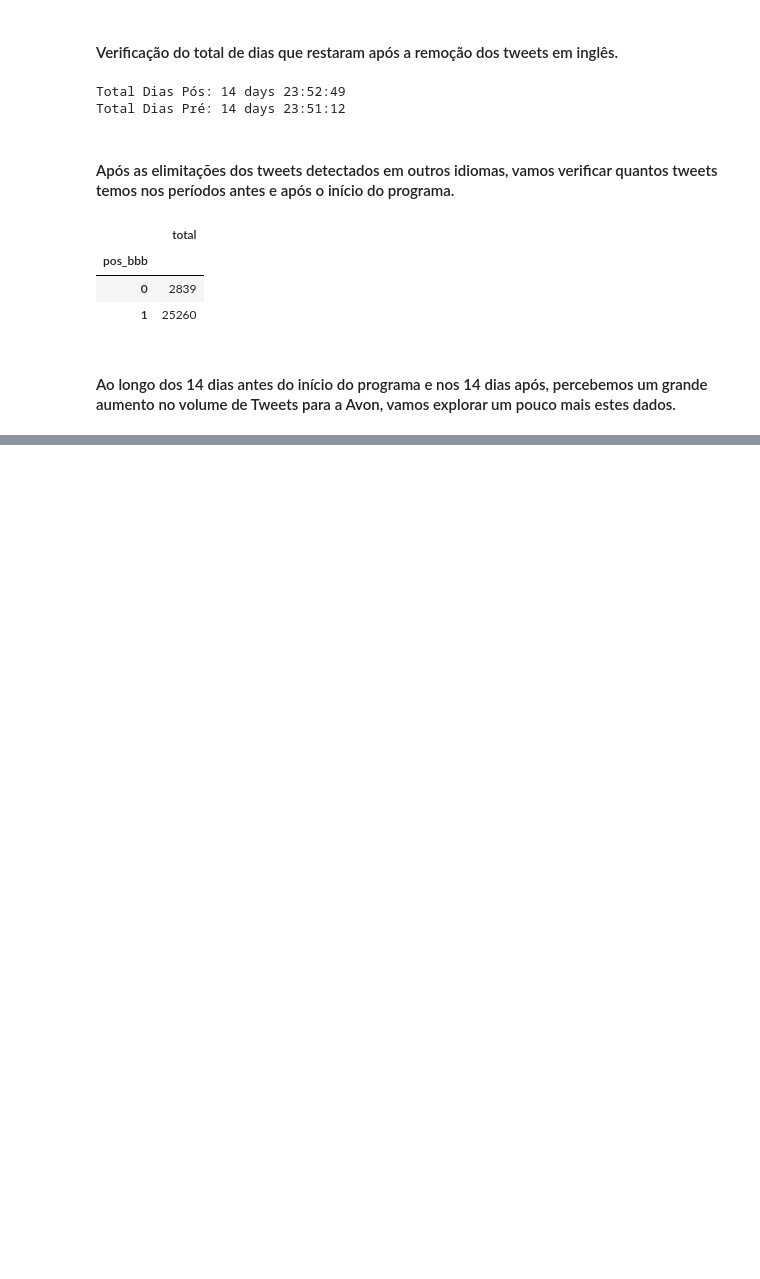
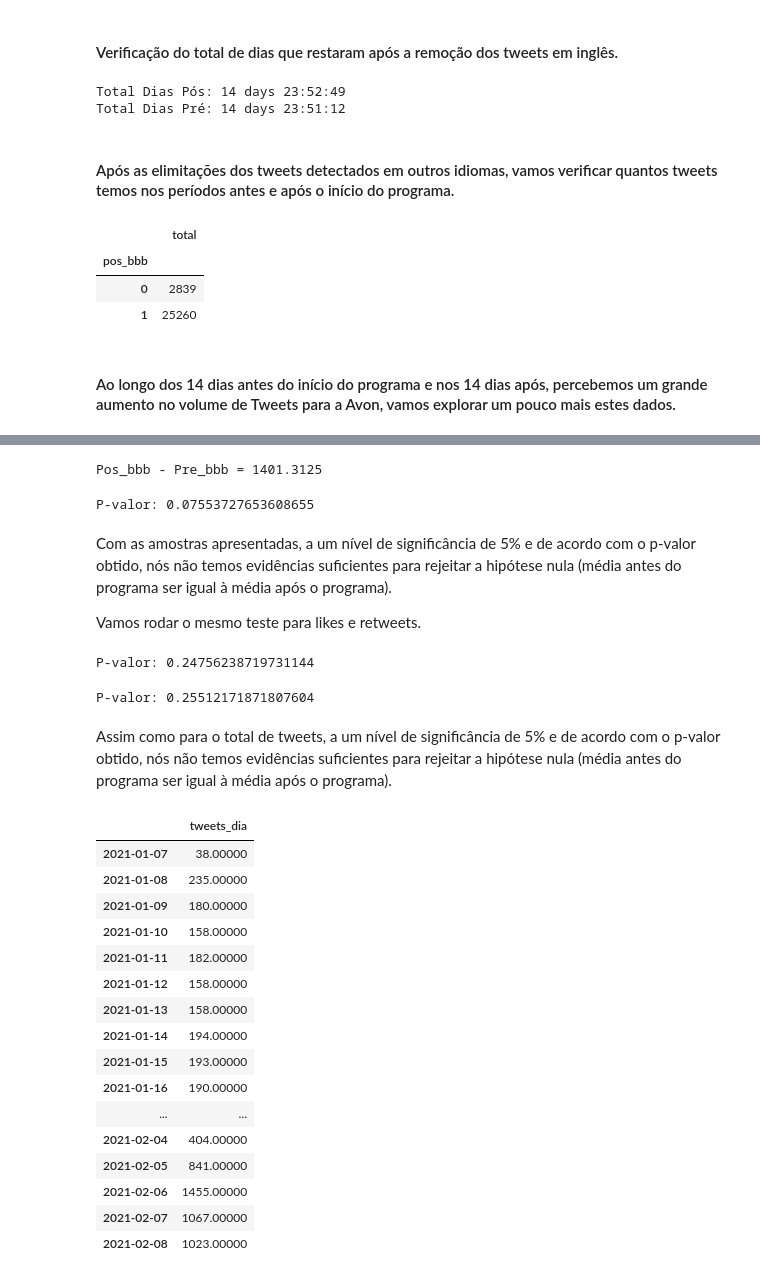
Before and after one commit to tiagofer/comportamento_marcas_bbb, a Jupyter notebook: extract_twiiter.ipynb, the cells around one changed output, grey strips where cells are left out. Drawn from its saved outputs; the diff is of its cells as text; code cells hidden in the pictures; blank space fills up the shorter version.

```diff
--- a/extract_twiiter.ipynb
+++ b/extract_twiiter.ipynb
@@ -302,0 +414,7 @@ fig.add_annotation(
+# %%
+#vamos avaliar a diferença simples entre médias
+pre_bbb_m = tweets_day.query("treatment == 0")['tweets_dia'].mean()
+pos_bbb_m = tweets_day.query("treatment == 1")['tweets_dia'].mean()
+print(f"Pos_bbb - Pre_bbb = {pos_bbb_m - pre_bbb_m}")
+# %% [output]
+Pos_bbb - Pre_bbb = 1401.3125
@@ -302,0 +424,23 @@ fig.add_annotation(
+# %%
+print(f"P-valor: {sct.ttest_ind(pos_bbb,pre_bbb,equal_var=False).pvalue}")
+# %% [output]
+P-valor: 0.07553727653608655
+# %% [markdown]
+Com as amostras apresentadas, a um nível de significância de 5% e de acordo com o p-valor obtido, nós não temos evidências suficientes para rejeitar a hipótese nula (média antes do programa ser igual à média após o programa).
+
+Vamos rodar o mesmo teste para likes e retweets.
+# %%
+#retweets
+pre_bbb_rt = rt_day.query("treatment == 0")['tweets_dia']
+pos_bbb_rt = rt_day.query("treatment == 1")['tweets_dia']
+print(f"P-valor: {sct.ttest_ind(pos_bbb_rt,pre_bbb_rt,equal_var=False).pvalue}")
+# %% [output]
+P-valor: 0.24756238719731144
+# %%
+pre_bbb_lk = lk_day.query("treatment == 0")['tweets_dia']
+pos_bbb_lk = lk_day.query("treatment == 1")['tweets_dia']
+print(f"P-valor: {sct.ttest_ind(pos_bbb_lk,pre_bbb_lk,equal_var=False).pvalue}")
+# %% [output]
+P-valor: 0.25512171871807604
+# %% [markdown]
+Assim como para o total de tweets, a um nível de significância de 5% e de acordo com o p-valor obtido, nós não temos evidências suficientes para rejeitar a hipótese nula (média antes do programa ser igual à média após o programa).
@@ -302,0 +452,20 @@ fig.add_annotation(
+# %%
+lg_tweets
+# %% [output]
+|  | tweets_dia |
+| 2021-01-07 | 38.00000 |
+| 2021-01-08 | 235.00000 |
+| 2021-01-09 | 180.00000 |
+| 2021-01-10 | 158.00000 |
+| 2021-01-11 | 182.00000 |
+| 2021-01-12 | 158.00000 |
+| 2021-01-13 | 158.00000 |
+| 2021-01-14 | 194.00000 |
+| 2021-01-15 | 193.00000 |
+| 2021-01-16 | 190.00000 |
+| ... | ... |
+| 2021-02-04 | 404.00000 |
+| 2021-02-05 | 841.00000 |
+| 2021-02-06 | 1455.00000 |
+| 2021-02-07 | 1067.00000 |
+| 2021-02-08 | 1023.00000 |
```
Also changed, not shown: parts of 15 cells of this notebook.
